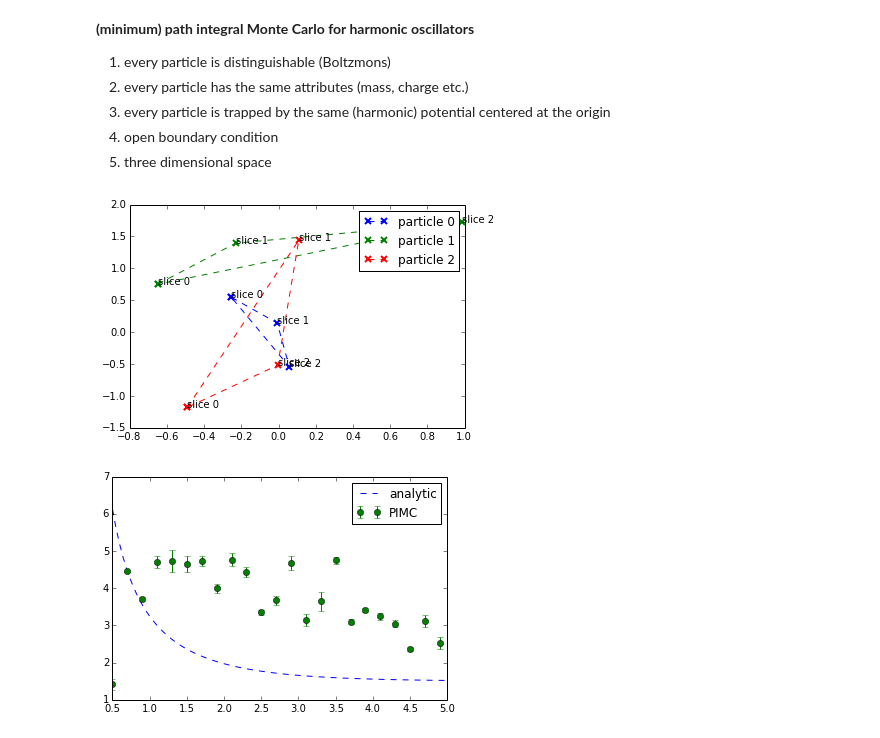
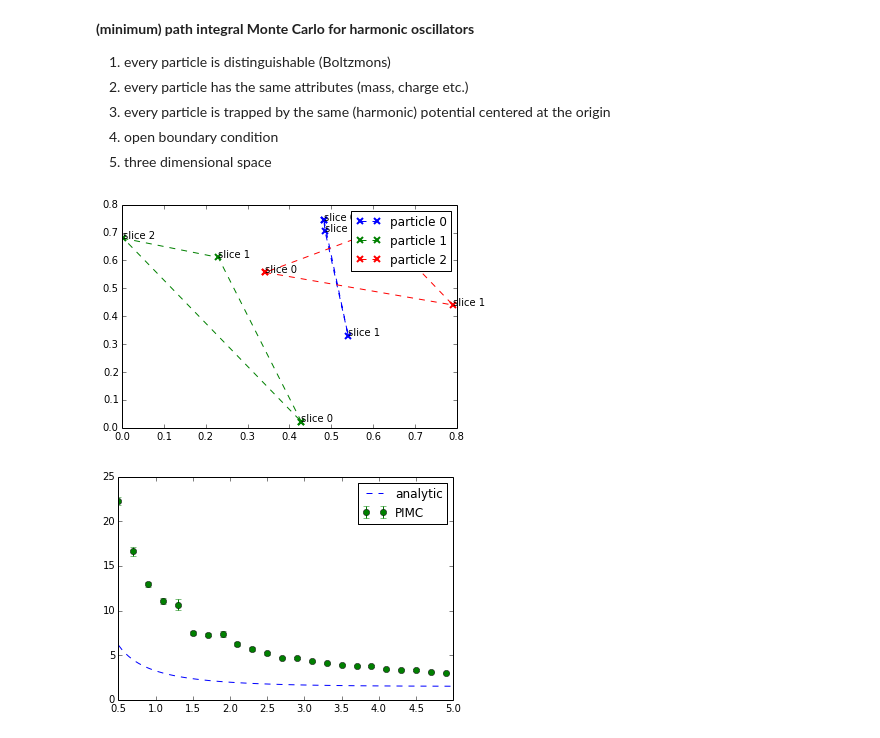
Before and after one commit to Paul-St-Young/share, a Jupyter notebook: python_vs_julia/python-pimc.ipynb, the cells around one changed output. Drawn from its saved outputs; the diff is of its cells as text; code cells hidden in the pictures.

Commit message:
python notebook almsot working
kinetic and potential energies are both in the correct ranges
!! do NOT use vecnorm, numpy array index order is weird

```diff
--- a/python_vs_julia/python-pimc.ipynb
+++ b/python_vs_julia/python-pimc.ipynb
@@ -14,17 +14,19 @@ import matplotlib.pyplot as plt
 class Path:
     # a configuration sampled in PIMC
 
-    def __init__(self,num_particles=1,num_slices=3):
+    def __init__(self,num_particles=1,num_slices=3,mass=1.0):
 
         # number of imaginary time slices
         self.num_slices    = num_slices
         # number of particles
         self.num_particles = num_particles
+        # !!!! assume all particles are identical
+        self.mass = mass
+        self.lam  = 0.5/mass
 
         # configration (positions of all particles at all time slices)
         #  Rti[t,i,:] is the 3D-vector of particle i's location at imaginary time t
-
-        self.Rti = np.random.randn(num_slices,num_particles,3)
+        self.Rti = np.random.rand(num_slices,num_particles,3)
         # Rti[t,:,:] contains the positions of all particles at time slice t
         # Rti[:,i,:] contains the positions of particle i at all time slices
         # the last index is for x,y,z
@@ -61,9 +63,26 @@ class Path:
 path=Path(3)
 path.visualize()
 # %% [output]
-[figure, old version]
+[figure, new version]
 # %%
 def vecnorm(tensor):
     return np.sqrt( (tensor*tensor).sum() )
 # end def
+# %%
+class Potential:
+    name = "potential"
+# end class Potential
+class OneBodyPotential(Potential):
+    name = "one-body potential"
+# end class
+class HarmonicPotential(OneBodyPotential):
+    name = "harmonic potential"
+    def __init__(self,omega):
+        self.omega = omega
+    # end def __init__
+    def evaluate(self,path,t):
+        potential = 0.5*path.mass*self.omega**2.*vecnorm(path.Rti[t,:,:])**2.
+        return potential
+    # end def evaluate
+# end class HarmonicPotential
 # %%
@@ -243,6 +275,6 @@ def energy_beta(nstep,nslice,nequil,
 
 # end def energy_beta
 # %%
-energy_beta(100,3,20)
+energy_beta(1000,3,50)
 # %% [output]
-[figure, old version]
+[figure, new version]
```
Also changed, not shown: parts of 6 cells of this notebook.
